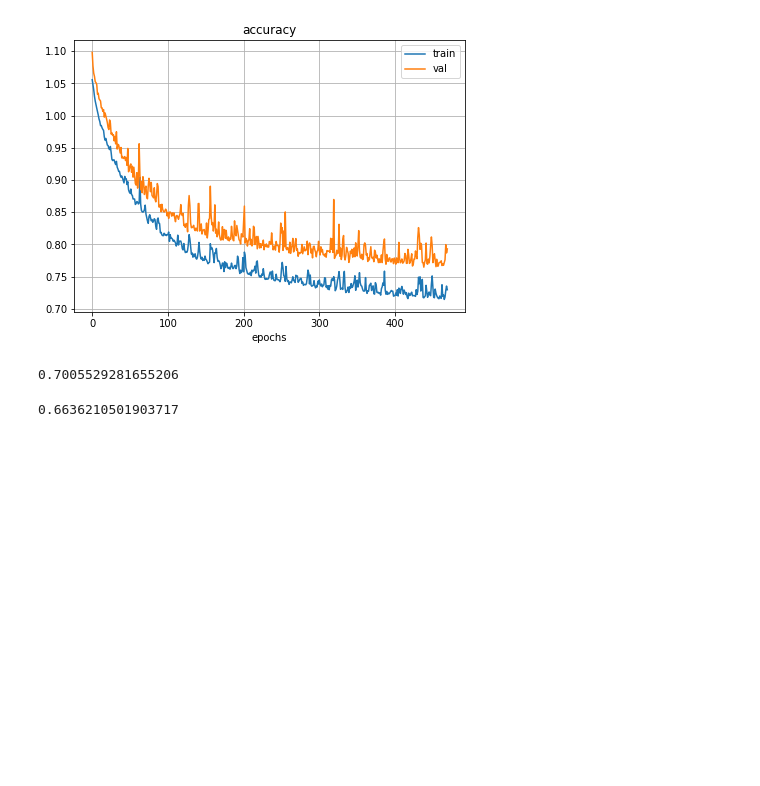
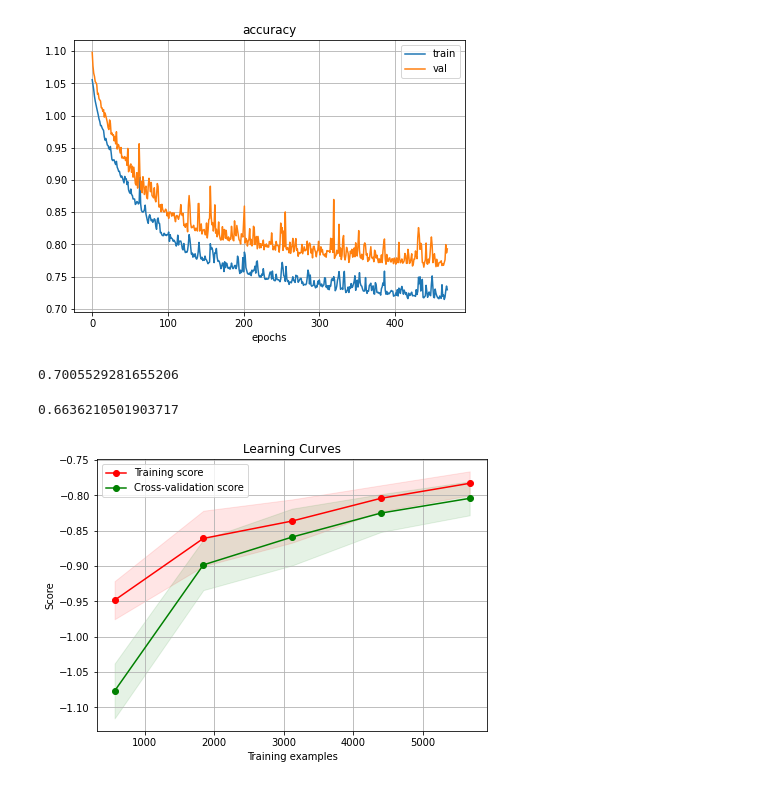
Before and after one commit to Ali-Setareh/Machine-learning-in-physics-Project, a Jupyter notebook: phase 3 - Neural Network/nn on v3.ipynb, the cells around one changed output. Cells and saved outputs as stored; diff of their text form; code cells hidden in the pictures; blank space fills up the shorter version.

```diff
--- a/phase 3 - Neural Network/nn on v3.ipynb
+++ b/phase 3 - Neural Network/nn on v3.ipynb
@@ -1307,31 +1307,33 @@ def plot_learning_curve(estimator, title, X, y, axes=None, ylim=None, cv=None,
     #fit_times_mean = np.mean(fit_times, axis=1)
     #fit_times_std = np.std(fit_times, axis=1)
 
     # Plot learning curve
     axes.grid()
     axes.fill_between(train_sizes, train_scores_mean - train_scores_std,
                          train_scores_mean + train_scores_std, alpha=0.1,
                          color="r")
     axes.fill_between(train_sizes, test_scores_mean - test_scores_std,
                          test_scores_mean + test_scores_std, alpha=0.1,
                          color="g")
     axes.plot(train_sizes, train_scores_mean, 'o-', color="r",
                  label="Training score")
     axes.plot(train_sizes, test_scores_mean, 'o-', color="g",
                  label="Cross-validation score")
     axes.legend(loc="best")
 
 
     return plt
 
 
 
 
 
 
 title = "Learning Curves"
 cv = ShuffleSplit(n_splits=10, test_size=0.2, random_state=0)
 
-plot_learning_curve(ks_model, title, X, np.argmax(Y_oh,axis=1).reshape(-1,1),cv=cv)
+plot_learning_curve(ks_model, title, X, Y,cv=cv)
 plt.savefig('learning-curves-reg-early.pdf',bbox_inches='tight')
 plt.show()
+# %% [output]
+[figure, added]
```
Also changed, not shown: 5 other files.
